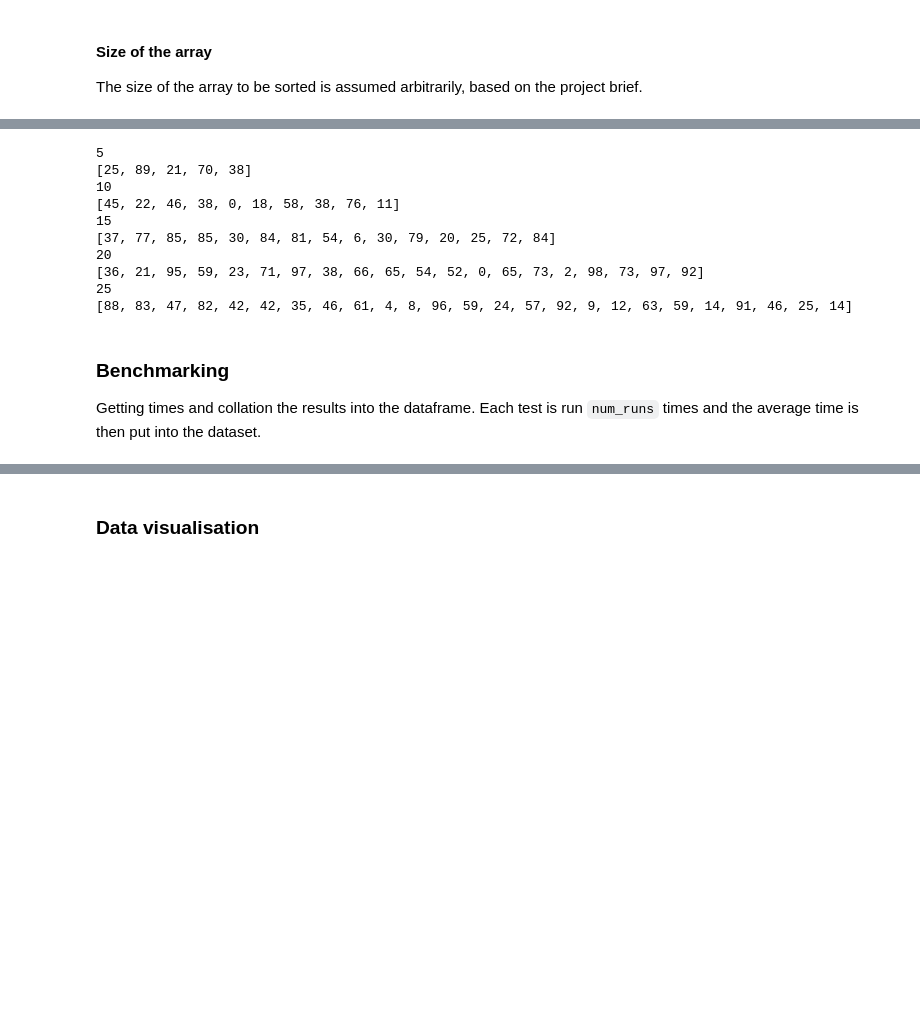
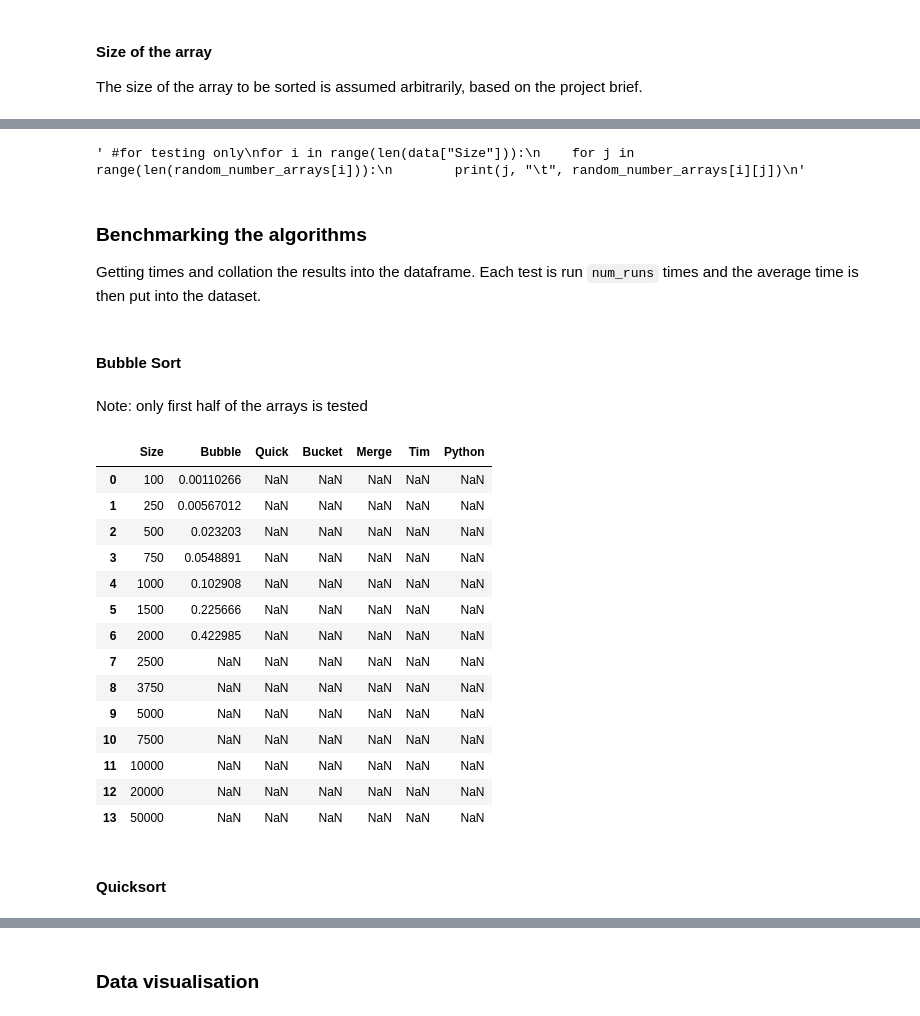
Before and after one commit to andkoc001/CTA_sorting_project, a Jupyter notebook: Benchmark_sorting_algorithms.ipynb, the cells around one changed output, grey strips where cells are left out. Drawn from its saved outputs; the diff is of its cells as text; code cells hidden in the pictures; blank space fills up the shorter version.

Commit message:
Benchmarking of the algorithms added

```diff
--- a/Benchmark_sorting_algorithms.ipynb
+++ b/Benchmark_sorting_algorithms.ipynb
@@ -469,26 +461,40 @@ def random_array(size):
         array.append(np.random.randint(0, 100)) # random integer numbers in range from 0 to 99
     return array
 
-# print(random_array(data.iloc[0,0]))
+
+
+# generation of arrays for each test sizes
+
+# create an empty container to hold the set of arrays
+random_number_arrays = []
+# loop through array sizes and for each one assign rundom numbers for each array size (array size is shown in "data" DataFrame, column "size")
+for array_size in data["Size"]:
+    # create an auxiliary counter representing the index
+    random_number_arrays_index = 0
+    # call function random_array(), passing as an argument the number of elements to be generated
+    random_number_arrays.append(random_array(array_size))
+    # increment the counter by 1
+    random_number_arrays_index += 1
-# %%
-# generation of arrays for each test sizes
-
-# data["Size"] = (5, 10, 15, 20, 25)
-for array in data["Size"]:
-    print(array)
-    print(random_array(array))
-# %% [output]
-5
-[25, 89, 21, 70, 38]
-10
-[45, 22, 46, 38, 0, 18, 58, 38, 76, 11]
-15
-[37, 77, 85, 85, 30, 84, 81, 54, 6, 30, 79, 20, 25, 72, 84]
-20
-[36, 21, 95, 59, 23, 71, 97, 38, 66, 65, 54, 52, 0, 65, 73, 2, 98, 73, 97, 92]
-25
-[88, 83, 47, 82, 42, 42, 35, 46, 61, 4, 8, 96, 59, 24, 57, 92, 9, 12, 63, 59, 14, 91, 46, 25, 14]
+# %%
+'''
+# for testing only
+for i in range(len(data["Size"])):
+    print("Array: ", data.iloc[i,0], "\nSize:  ", len(random_number_arrays[i]), "\nFirst element in the array: ", random_number_arrays[i][0], "\n")
+'''
+# %%
+'''
+#for testing only
+for i in range(len(data["Size"])):
+    for j in range(len(random_number_arrays[i])):
+        print(j, "\t", random_number_arrays[i][j])
+'''
+# %% [output]
+' #for testing only\nfor i in range(len(data["Size"])):\n    for j in range(len(random_number_arrays[i])):\n        print(j, "\t", random_number_arrays[i][j])\n'
 # %% [markdown]
-### Benchmarking
+### Benchmarking the algorithms
 
 Getting times and collation the results into the dataframe. Each test is run `num_runs` times and the average time is then put into the dataset.
+# %% [markdown]
+#### Bubble Sort
+# %% [markdown]
+Note: only first half of the arrays is tested
@@ -495,3 +576,23 @@ Getting times and collation the results into the dataframe. Each test is run `nu
+# %%
+data
+# %% [output]
+|  | Size | Bubble | Quick | Bucket | Merge | Tim | Python |
+| 0 | 100 | 0.00110266 | NaN | NaN | NaN | NaN | NaN |
+| 1 | 250 | 0.00567012 | NaN | NaN | NaN | NaN | NaN |
+| 2 | 500 | 0.023203 | NaN | NaN | NaN | NaN | NaN |
+| 3 | 750 | 0.0548891 | NaN | NaN | NaN | NaN | NaN |
+| 4 | 1000 | 0.102908 | NaN | NaN | NaN | NaN | NaN |
+| 5 | 1500 | 0.225666 | NaN | NaN | NaN | NaN | NaN |
+| 6 | 2000 | 0.422985 | NaN | NaN | NaN | NaN | NaN |
+| 7 | 2500 | NaN | NaN | NaN | NaN | NaN | NaN |
+| 8 | 3750 | NaN | NaN | NaN | NaN | NaN | NaN |
+| 9 | 5000 | NaN | NaN | NaN | NaN | NaN | NaN |
+| 10 | 7500 | NaN | NaN | NaN | NaN | NaN | NaN |
+| 11 | 10000 | NaN | NaN | NaN | NaN | NaN | NaN |
+| 12 | 20000 | NaN | NaN | NaN | NaN | NaN | NaN |
+| 13 | 50000 | NaN | NaN | NaN | NaN | NaN | NaN |
+# %% [markdown]
+#### Quicksort
 # %%
 # the benchmarking algoirithms is based on the lecture materials
 
```
Also changed, not shown: parts of 26 cells of this notebook.
